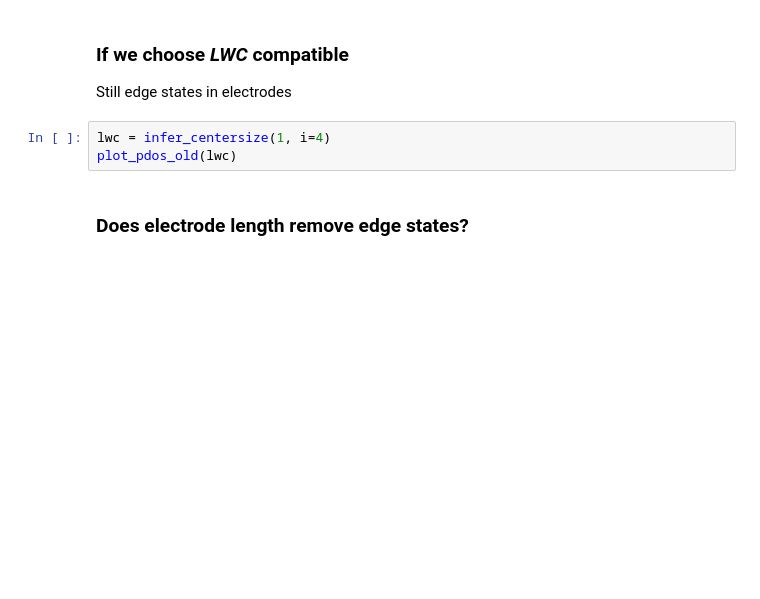
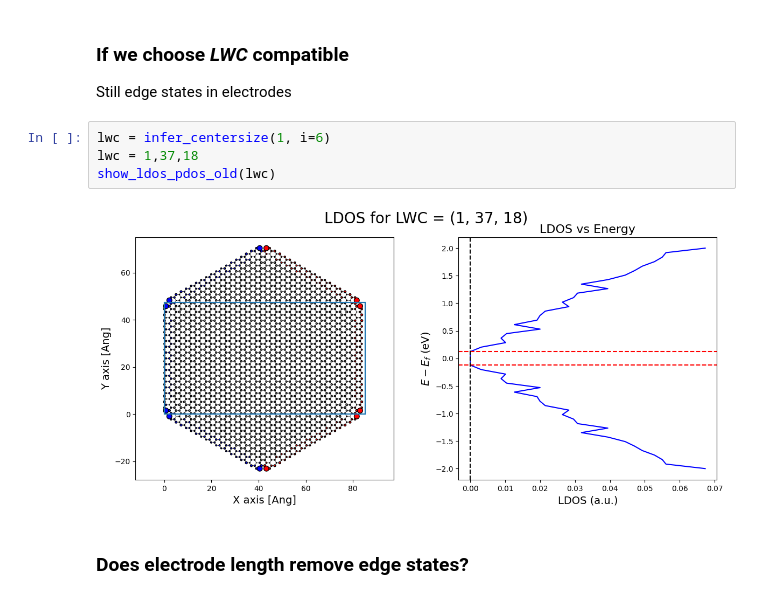
Before and after one commit to BastianValhoj/QuantumTwistingMicroscope, a Jupyter notebook: QTM/presentation/presentation.ipynb, the cells around one changed output. Saved outputs shown, nothing was run; the diff lists cells and outputs as text; blank space fills up the shorter version.

```diff
--- a/QTM/presentation/presentation.ipynb
+++ b/QTM/presentation/presentation.ipynb
@@ -105,8 +208,11 @@ plot_pdos_old(lwc)
 
 Still edge states in electrodes
 # %%
-lwc = infer_centersize(1, i=4)
-plot_pdos_old(lwc)
+lwc = infer_centersize(1, i=6)
+lwc = 1,37,18
+show_ldos_pdos_old(lwc)
+# %% [output]
+[figure, added]
 # %% [markdown]
 ### Does electrode length remove edge states?
 # %%
```
Also changed, not shown: parts of 18 cells of this notebook.
